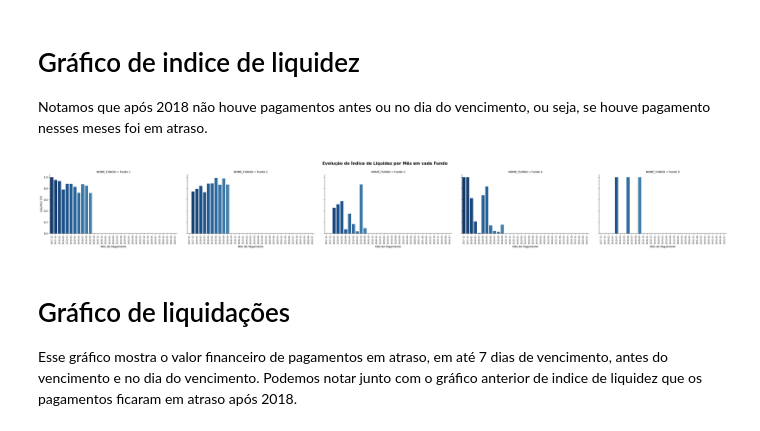
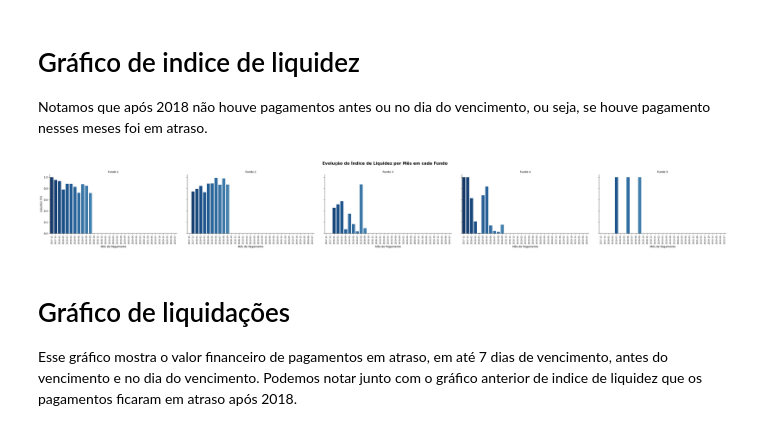
Before and after one commit to cvhloe/prova, a Jupyter notebook: Prova_Victoria.ipynb, the cells around one changed output. Cells and saved outputs as stored; diff of their text form; code cells hidden in the pictures.

```diff
--- a/Prova_Victoria.ipynb
+++ b/Prova_Victoria.ipynb
@@ -142,28 +142,30 @@ Notamos que após 2018 não houve pagamentos antes ou no dia do vencimento, ou s
 # %%
 # grafico de liquidez por mes_ano
 
 grafico_liquidez = sns.catplot(
     data=liq_mes,
     x='MES_PAGAMENTO',
     y='INDICE_LIQUIDEZ_(%)',
     col='NOME_FUNDO',
     col_wrap=5,
     kind='bar',
     height=4,
     aspect=1.8,
     palette='Blues_r'
 )
 
 grafico_liquidez.figure.suptitle('Evolução do Índice de Liquidez por Mês em cada Fundo', fontsize=15, fontweight='bold', y=1.09)
 
+grafico_liquidez.set_titles("{col_name}")
+
 for ax in grafico_liquidez.axes.flat:
     ax.tick_params(axis='x', rotation=90, labelsize=8)
     ax.set_ylabel('Liquidez (%)')
     ax.set_xlabel('Mês de Pagamento')
 
 plt.show()
 # %% [output]
-[figure, old version]
+[figure, new version]
 # %% [markdown]
 # Gráfico de liquidações
 
```
